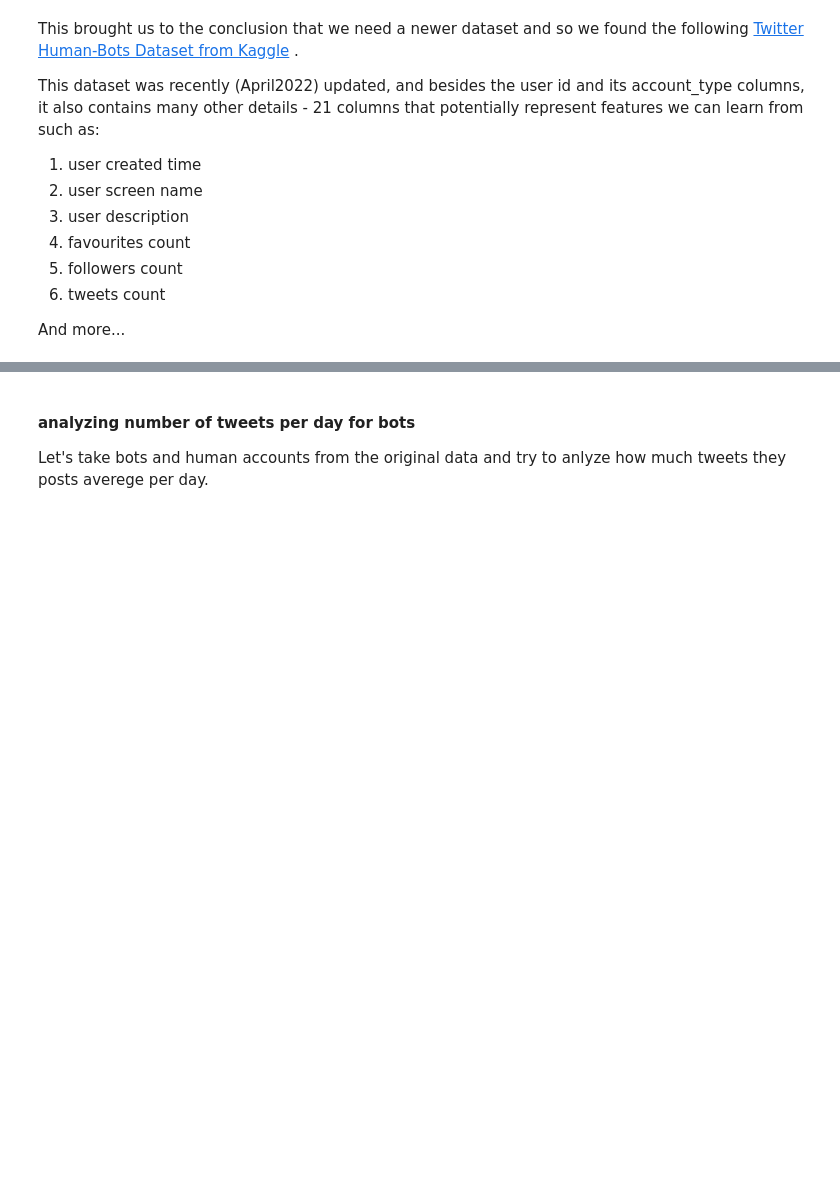
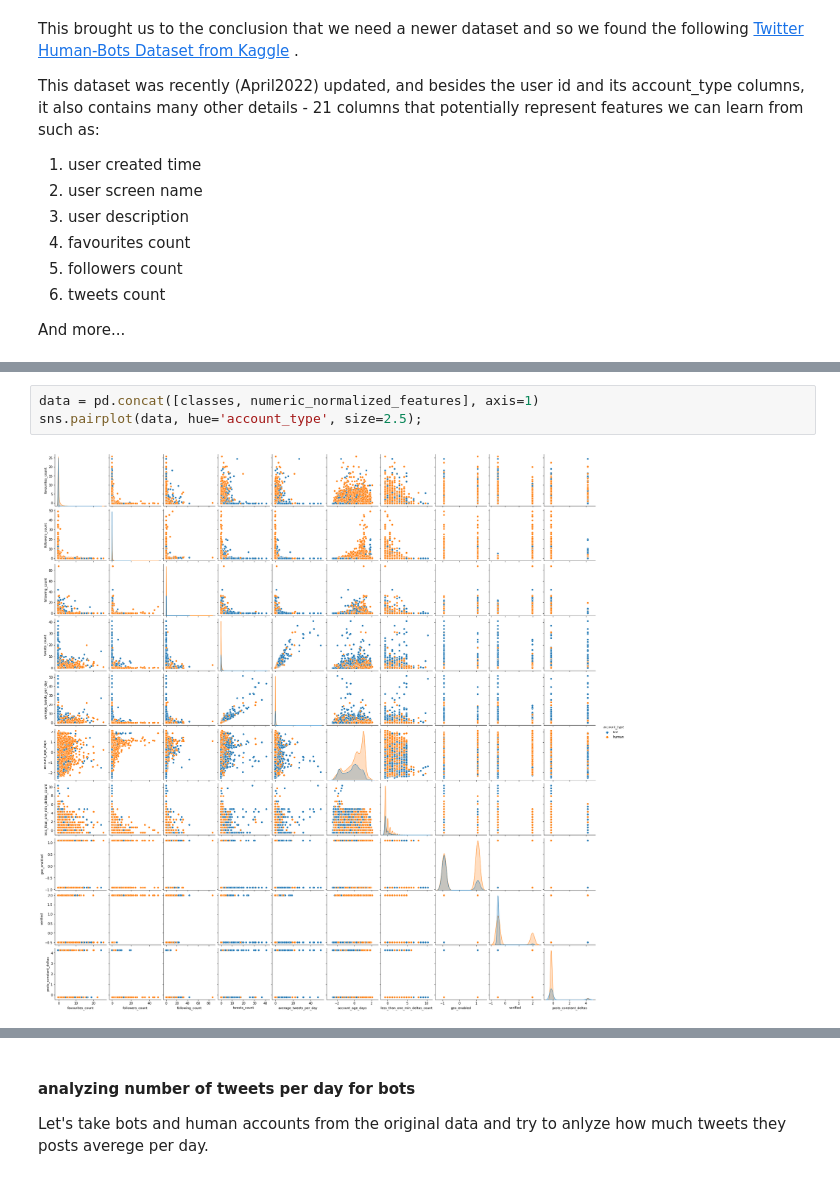
Before and after one commit to orlysk/TwitterBotsProject, a Jupyter notebook: Detecting_Twitter_Bots.ipynb, the cells around one changed output, grey strips where cells are left out. Saved outputs shown, nothing was run; the diff lists cells and outputs as text; blank space fills up the shorter version.

```diff
--- a/Detecting_Twitter_Bots.ipynb
+++ b/Detecting_Twitter_Bots.ipynb
@@ -389,0 +505,5 @@ NameError: name 'orig_pd' is not defined
+# %%
+data = pd.concat([classes, numeric_normalized_features], axis=1)
+sns.pairplot(data, hue='account_type', size=2.5);
+# %% [output]
+[figure, added]
```
Also changed, not shown: parts of 63 cells of this notebook.
